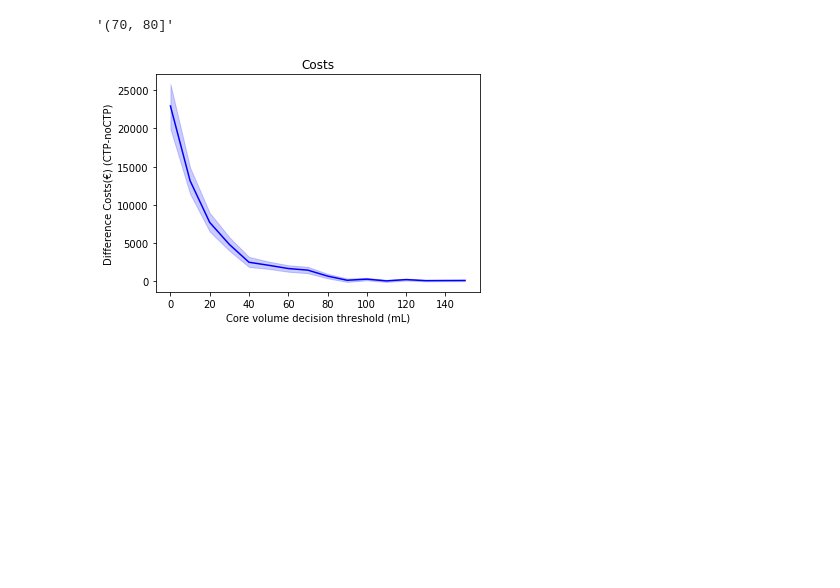
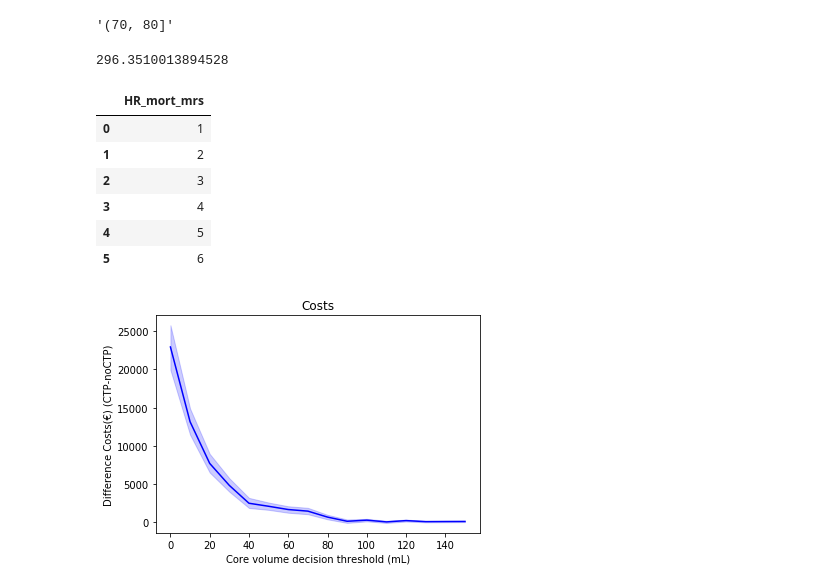
Before and after one commit to henkvanvoorst92/CLEOPATRA, a Jupyter notebook: 3.Simulation_CLEOPATRA.ipynb, the cells around one changed output. Cells and saved outputs as stored; diff of their text form; code cells hidden in the pictures; blank space fills up the shorter version.

```diff
--- a/3.Simulation_CLEOPATRA.ipynb
+++ b/3.Simulation_CLEOPATRA.ipynb
@@ -193,0 +167,4 @@ def OR_shift_psa(df,
+# %%
+Sim.C.costs_CTP
+# %% [output]
+296.3510013894528
@@ -194,3 +206,13 @@ def OR_shift_psa(df,
+# %%
+pd.DataFrame([1,2,3,4,5,6],columns=['HR_mort_mrs'])
+# %% [output]
+|  | HR_mort_mrs |
+| 0 | 1 |
+| 1 | 2 |
+| 2 | 3 |
+| 3 | 4 |
+| 4 | 5 |
+| 5 | 6 |
 # %%
 
 #write funciton for this
```
Also changed, not shown: parts of 6 cells of this notebook, 4 other files.
